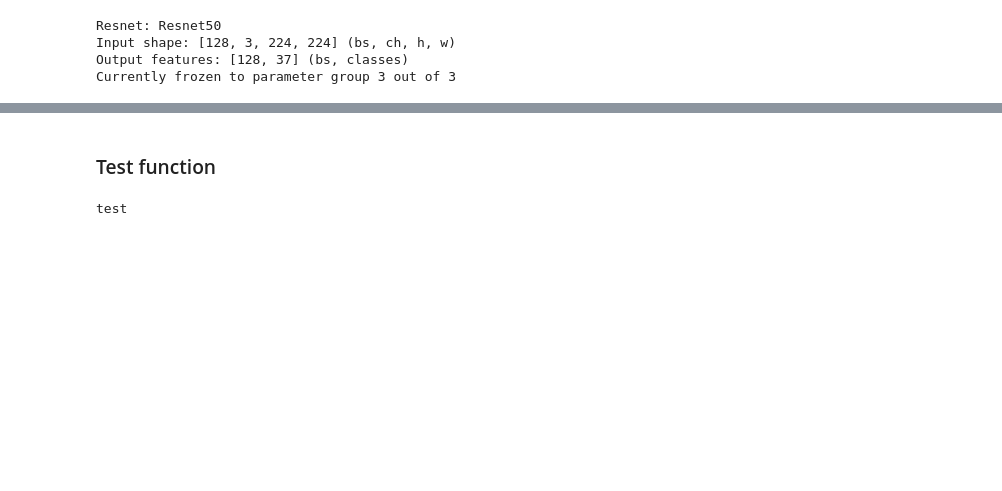
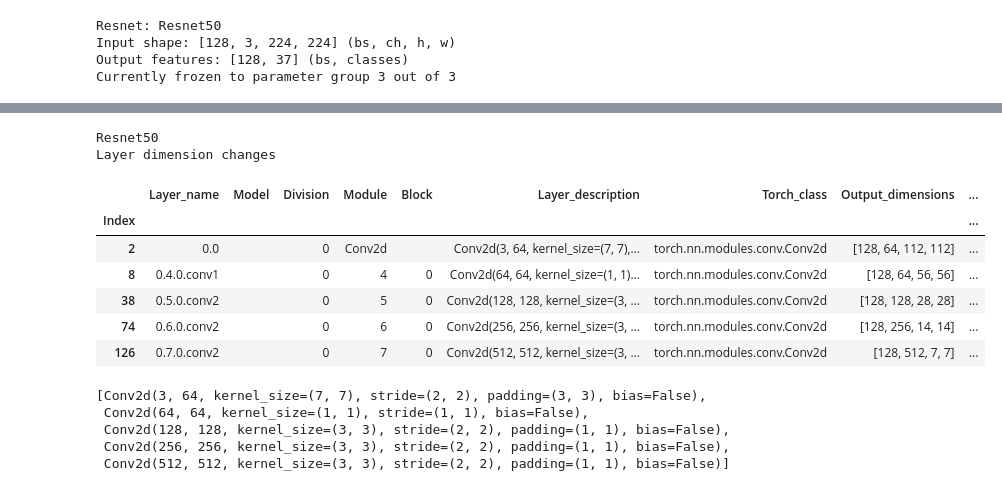
Before and after one commit to hallmx/fa_convnav, a Jupyter notebook: 03_examples00.ipynb, the cells around one changed output, grey strips where cells are left out. Drawn from its saved outputs; the diff is of its cells as text; code cells hidden in the pictures; blank space fills up the shorter version.

```diff
--- a/03_examples00.ipynb
+++ b/03_examples00.ipynb
@@ -90,5 +117,3 @@ Output features: [128, 37] (bs, classes)
 | 159 | 1.6 |  |  | BatchNorm1d |  | BatchNorm1d(512, eps=1e-05, momen... | torch.nn.modules.batchnorm.BatchN... | [128, 512] | ... |
 | 160 | 1.7 |  |  | Dropout |  | Dropout(p=0.33, inplace=False) | torch.nn.modules.dropout.Dropout | [128, 512] | ... |
 | 161 | 1.8 |  |  | Linear |  | Linear(in_features=512, out_featu... | torch.nn.modules.linear.Linear | [128, 37] | ... |
-# %% [markdown]
-### Test function
@@ -100,4 +120,18 @@ def examples_test(test):
-# %%
-examples_test('test')
-# %% [output]
-test
+# %%
+layers = cn.dim_transitions
+layers
+# %% [output]
+Resnet50
+Layer dimension changes
+|  | Layer_name | Model | Division | Module | Block | Layer_description | Torch_class | Output_dimensions | ... |
+| Index |  |  |  |  |  |  |  |  | ... |
+| 2 | 0.0 |  | 0 | Conv2d |  | Conv2d(3, 64, kernel_size=(7, 7),... | torch.nn.modules.conv.Conv2d | [128, 64, 112, 112] | ... |
+| 8 | 0.4.0.conv1 |  | 0 | 4 | 0 | Conv2d(64, 64, kernel_size=(1, 1)... | torch.nn.modules.conv.Conv2d | [128, 64, 56, 56] | ... |
+| 38 | 0.5.0.conv2 |  | 0 | 5 | 0 | Conv2d(128, 128, kernel_size=(3, ... | torch.nn.modules.conv.Conv2d | [128, 128, 28, 28] | ... |
+| 74 | 0.6.0.conv2 |  | 0 | 6 | 0 | Conv2d(256, 256, kernel_size=(3, ... | torch.nn.modules.conv.Conv2d | [128, 256, 14, 14] | ... |
+| 126 | 0.7.0.conv2 |  | 0 | 7 | 0 | Conv2d(512, 512, kernel_size=(3, ... | torch.nn.modules.conv.Conv2d | [128, 512, 7, 7] | ... |
+[Conv2d(3, 64, kernel_size=(7, 7), stride=(2, 2), padding=(3, 3), bias=False),
+ Conv2d(64, 64, kernel_size=(1, 1), stride=(1, 1), bias=False),
+ Conv2d(128, 128, kernel_size=(3, 3), stride=(2, 2), padding=(1, 1), bias=False),
+ Conv2d(256, 256, kernel_size=(3, 3), stride=(2, 2), padding=(1, 1), bias=False),
+ Conv2d(512, 512, kernel_size=(3, 3), stride=(2, 2), padding=(1, 1), bias=False)]
```
Also changed, not shown: parts of 7 cells of this notebook, 12 other files.
